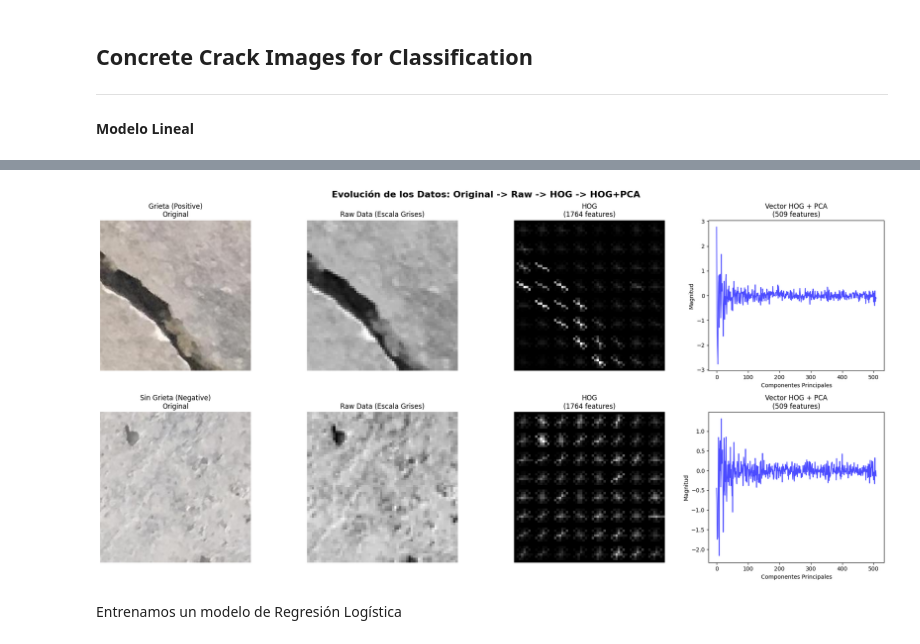
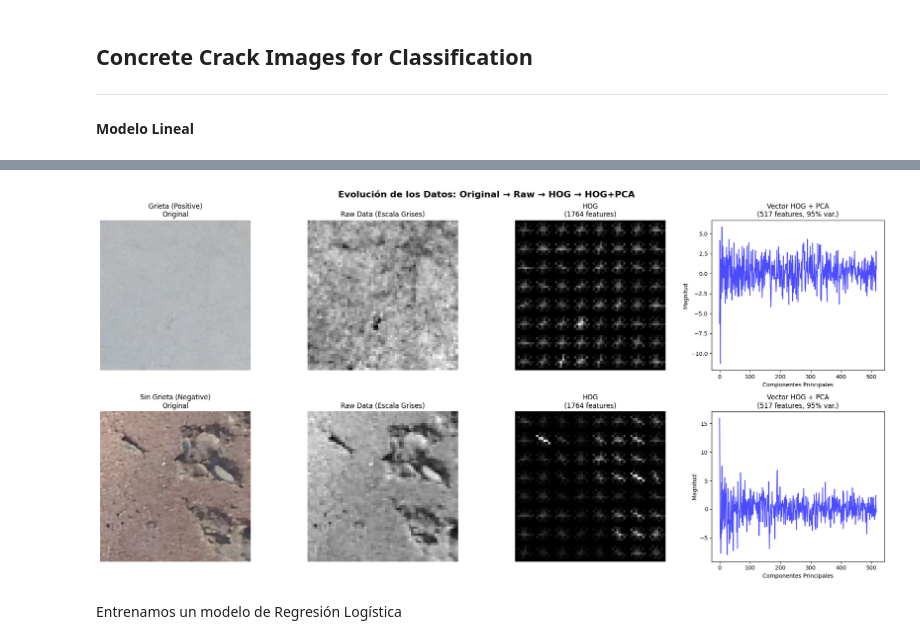
Before and after one commit to rogoraul/Proyecto-Concrete, a Jupyter notebook: notebooks/02_Modelo_Lineal.ipynb, the cells around one changed output, grey strips where cells are left out. Cells and saved outputs as stored; diff of their text form; code cells hidden in the pictures.

```diff
--- a/notebooks/02_Modelo_Lineal.ipynb
+++ b/notebooks/02_Modelo_Lineal.ipynb
@@ -161,44 +323,50 @@ Dimensiones tras PCA (95% varianza): 509
 # %%
-# VISUALIZACIÓN COMPARATIVA
-sample_positive = positive_images[5]
-sample_negative = negative_images[5]
+# %%
+# ----------------------- #
+# VISUALIZACIÓN COMPARATIVA #
+# ----------------------- #
+
+# Tomamos una imagen de ejemplo de cada clase directamente del disco
+sample_positive = list((SPLIT_DIR / 'train' / 'Positive').iterdir())[5]
+sample_negative = list((SPLIT_DIR / 'train' / 'Negative').iterdir())[5]
 
 fig, axes = plt.subplots(2, 4, figsize=(20, 10))
 
 for row, (sample_path, label) in enumerate([(sample_positive, 'Grieta (Positive)'),
                                              (sample_negative, 'Sin Grieta (Negative)')]):
     # 1. Original
     img_original = Image.open(sample_path)
     axes[row, 0].imshow(img_original)
     axes[row, 0].set_title(f'{label}\nOriginal')
     axes[row, 0].axis('off')
 
     # 2. Raw (Grises)
-    img_gray = Image.open(sample_path).convert('L').resize((64, 64))
+    img_gray = Image.open(sample_path).convert('L').resize(IMG_SIZE)
     img_array = np.array(img_gray)
     axes[row, 1].imshow(img_array, cmap='gray')
     axes[row, 1].set_title('Raw Data (Escala Grises)')
     axes[row, 1].axis('off')
 
     # 3. HOG
     fd_hog, hog_image = hog(img_array, orientations=9, pixels_per_cell=(8, 8),
-                         cells_per_block=(2, 2), visualize=True)
+                             cells_per_block=(2, 2), visualize=True)
     axes[row, 2].imshow(hog_image, cmap='gray')
     axes[row, 2].set_title(f'HOG\n({fd_hog.shape[0]} features)')
     axes[row, 2].axis('off')
 
-    # 4. HOG + PCA (Representación del vector 1D)
-    # Transformamos el vector HOG específico a su versión PCA
-    fd_pca = pca.transform(fd_hog.reshape(1, -1))[0]
+    # 4. HOG + PCA
+    fd_scaled = scaler_hog.transform(fd_hog.reshape(1, -1))
+    fd_pca_full = ipca.transform(fd_scaled)[0]
+    fd_pca = fd_pca_full[:n_95]  # Solo los componentes al 95%
     axes[row, 3].plot(fd_pca, color='blue', alpha=0.7)
-    axes[row, 3].set_title(f'Vector HOG + PCA\n({fd_pca.shape[0]} features)')
+    axes[row, 3].set_title(f'Vector HOG + PCA\n({n_95} features, 95% var.)')
     axes[row, 3].set_xlabel('Componentes Principales')
     axes[row, 3].set_ylabel('Magnitud')
 
-plt.suptitle('Evolución de los Datos: Original -> Raw -> HOG -> HOG+PCA', fontsize=16, fontweight='bold')
+plt.suptitle('Evolución de los Datos: Original → Raw → HOG → HOG+PCA', fontsize=16, fontweight='bold')
 plt.tight_layout()
 plt.show()
 # %% [output]
-[figure, old version]
+[figure, new version]
 # %% [markdown]
 Entrenamos un modelo de Regresión Logística
```
Also changed, not shown: parts of 14 cells of this notebook.
